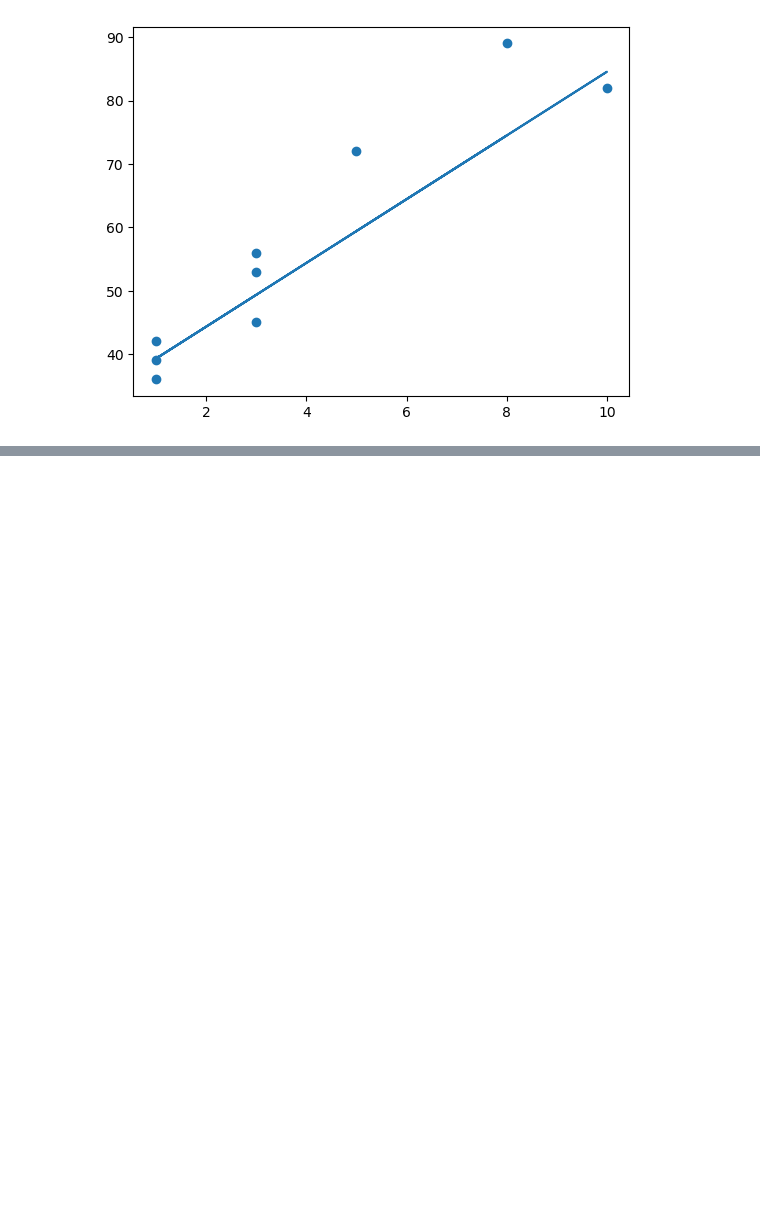
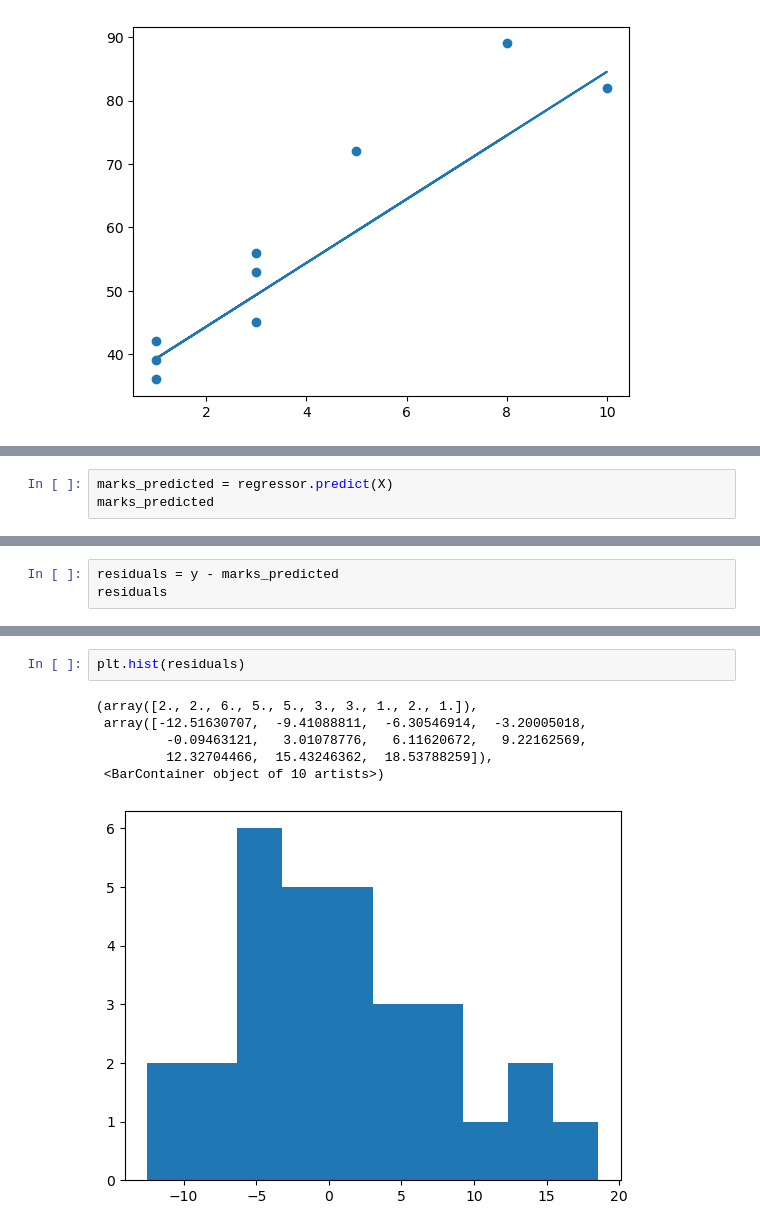
Before and after one commit to vishaltechevangelist/project-predict-marks-based-on-study-hours, a Jupyter notebook: Student Marks Prediction Based on Study Hours.ipynb, the cells around one changed output, grey strips where cells are left out. Cells and saved outputs as stored; diff of their text form; blank space fills up the shorter version.

Commit message:
verifying normality in residuals

```diff
--- a/Student Marks Prediction Based on Study Hours.ipynb
+++ b/Student Marks Prediction Based on Study Hours.ipynb
@@ -174,0 +177,3 @@ plt.plot(X_test, y_pred)
+# %%
+marks_predicted = regressor.predict(X)
+marks_predicted
@@ -174,0 +187,3 @@ plt.plot(X_test, y_pred)
+# %%
+residuals = y - marks_predicted
+residuals
@@ -174,0 +208,9 @@ plt.plot(X_test, y_pred)
+# %%
+plt.hist(residuals)
+# %% [output]
+(array([2., 2., 6., 5., 5., 3., 3., 1., 2., 1.]),
+ array([-12.51630707,  -9.41088811,  -6.30546914,  -3.20005018,
+         -0.09463121,   3.01078776,   6.11620672,   9.22162569,
+         12.32704466,  15.43246362,  18.53788259]),
+ <BarContainer object of 10 artists>)
+[figure, added]
```
Also changed, not shown: parts of 7 cells of this notebook.
